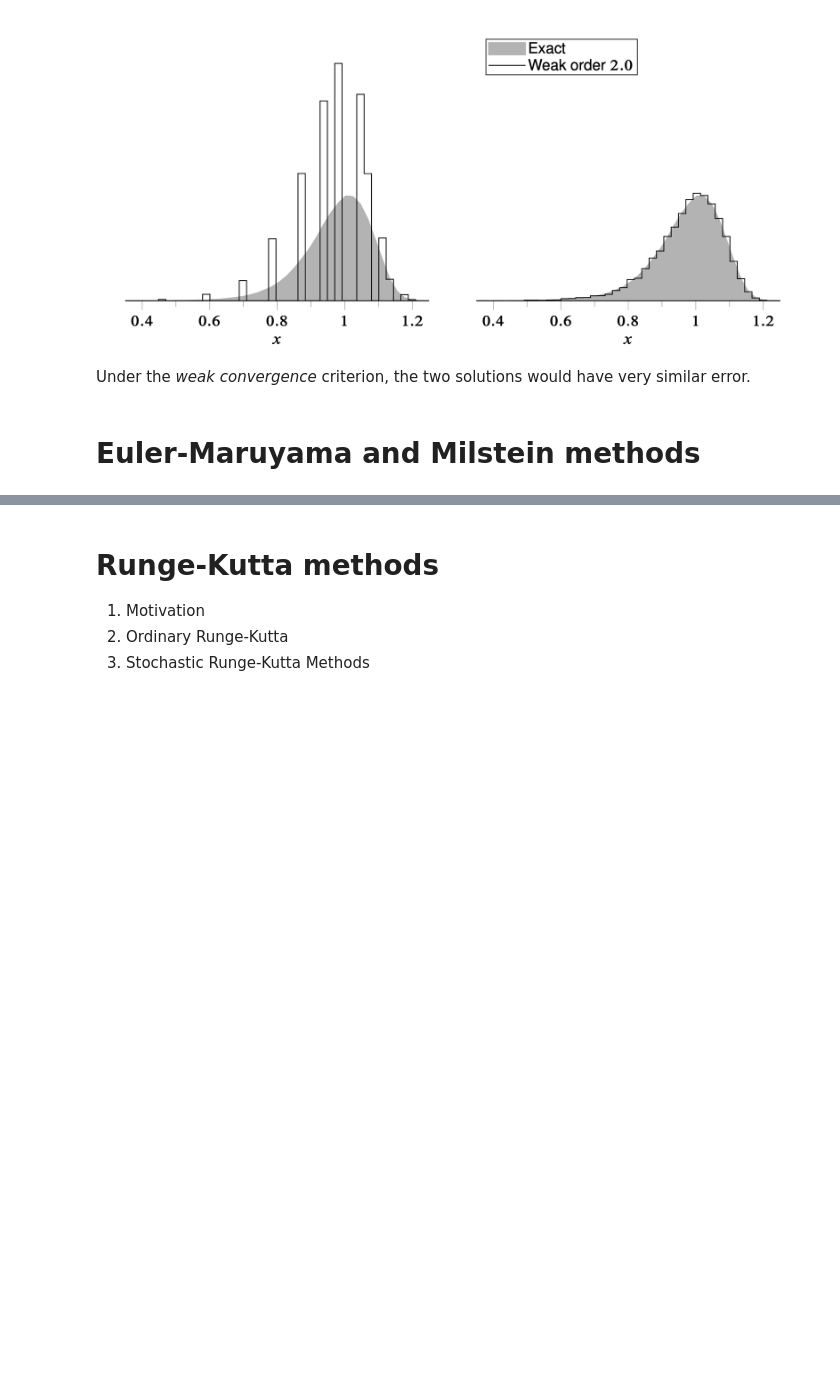
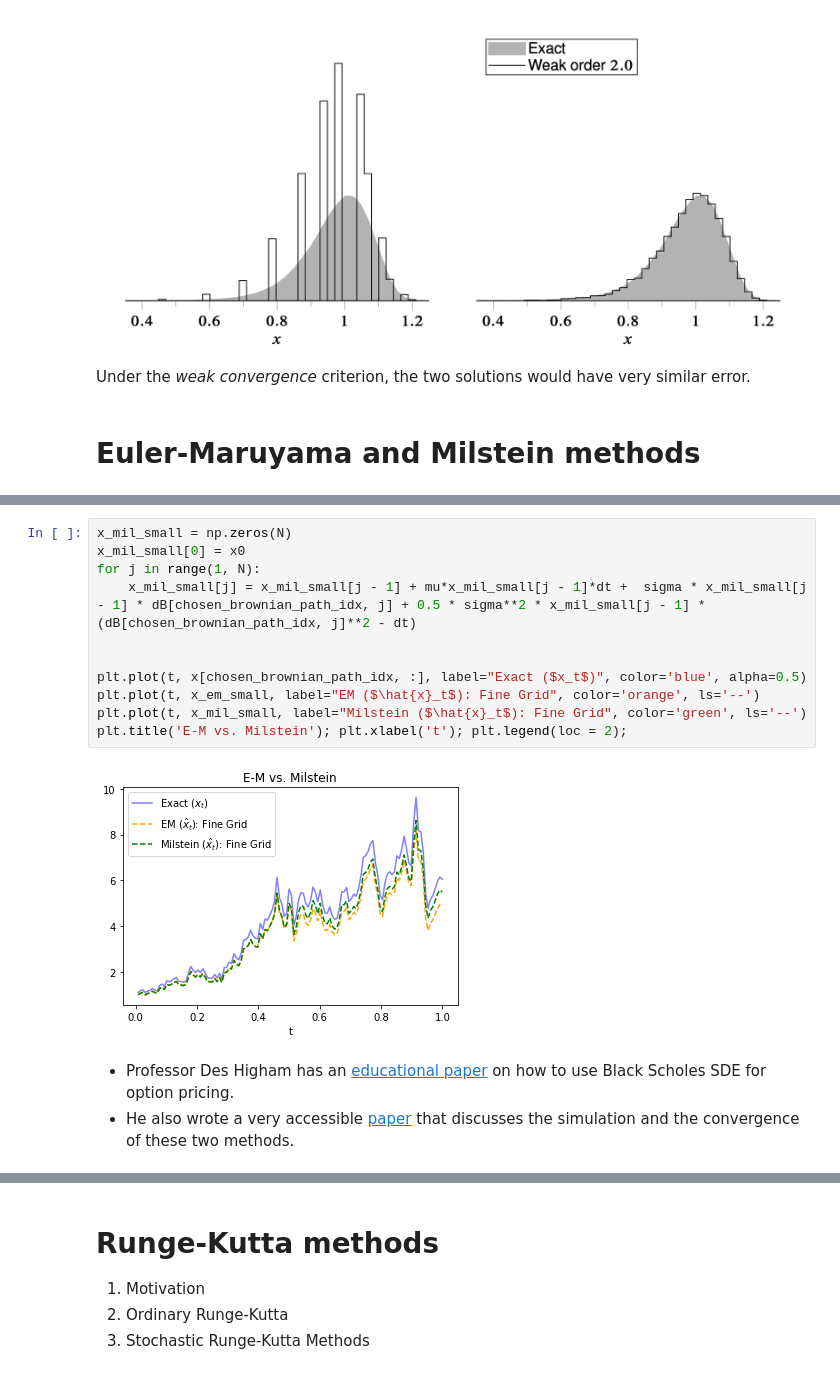
Before and after one commit to jp2011/sdes-notes, a Jupyter notebook: numerical-simulation-sdes.ipynb, the cells around one changed output, grey strips where cells are left out. Cells and saved outputs as stored; diff of their text form; blank space fills up the shorter version.

```diff
--- a/numerical-simulation-sdes.ipynb
+++ b/numerical-simulation-sdes.ipynb
@@ -91,0 +297,16 @@ HTML(anim.to_html5_video())
+# %%
+x_mil_small = np.zeros(N)
+x_mil_small[0] = x0
+for j in range(1, N):
+    x_mil_small[j] = x_mil_small[j - 1] + mu*x_mil_small[j - 1]*dt +  sigma * x_mil_small[j - 1] * dB[chosen_brownian_path_idx, j] + 0.5 * sigma**2 * x_mil_small[j - 1] * (dB[chosen_brownian_path_idx, j]**2 - dt)
+
+
+plt.plot(t, x[chosen_brownian_path_idx, :], label="Exact ($x_t$)", color='blue', alpha=0.5)
+plt.plot(t, x_em_small, label="EM ($\hat{x}_t$): Fine Grid", color='orange', ls='--')
+plt.plot(t, x_mil_small, label="Milstein ($\hat{x}_t$): Fine Grid", color='green', ls='--')
+plt.title('E-M vs. Milstein'); plt.xlabel('t'); plt.legend(loc = 2);
+# %% [output]
+[figure, added]
+# %% [markdown]
+- Professor Des Higham has an [educational paper](https://doi.org/10.1109/MCSE.2004.62) on how to use Black Scholes SDE for option pricing.
+- He also wrote a very accessible [paper](https://doi.org/10.1137/S0036144500378302) that discusses the simulation and the convergence of these two methods.
```
Also changed, not shown: parts of 33 cells of this notebook.
